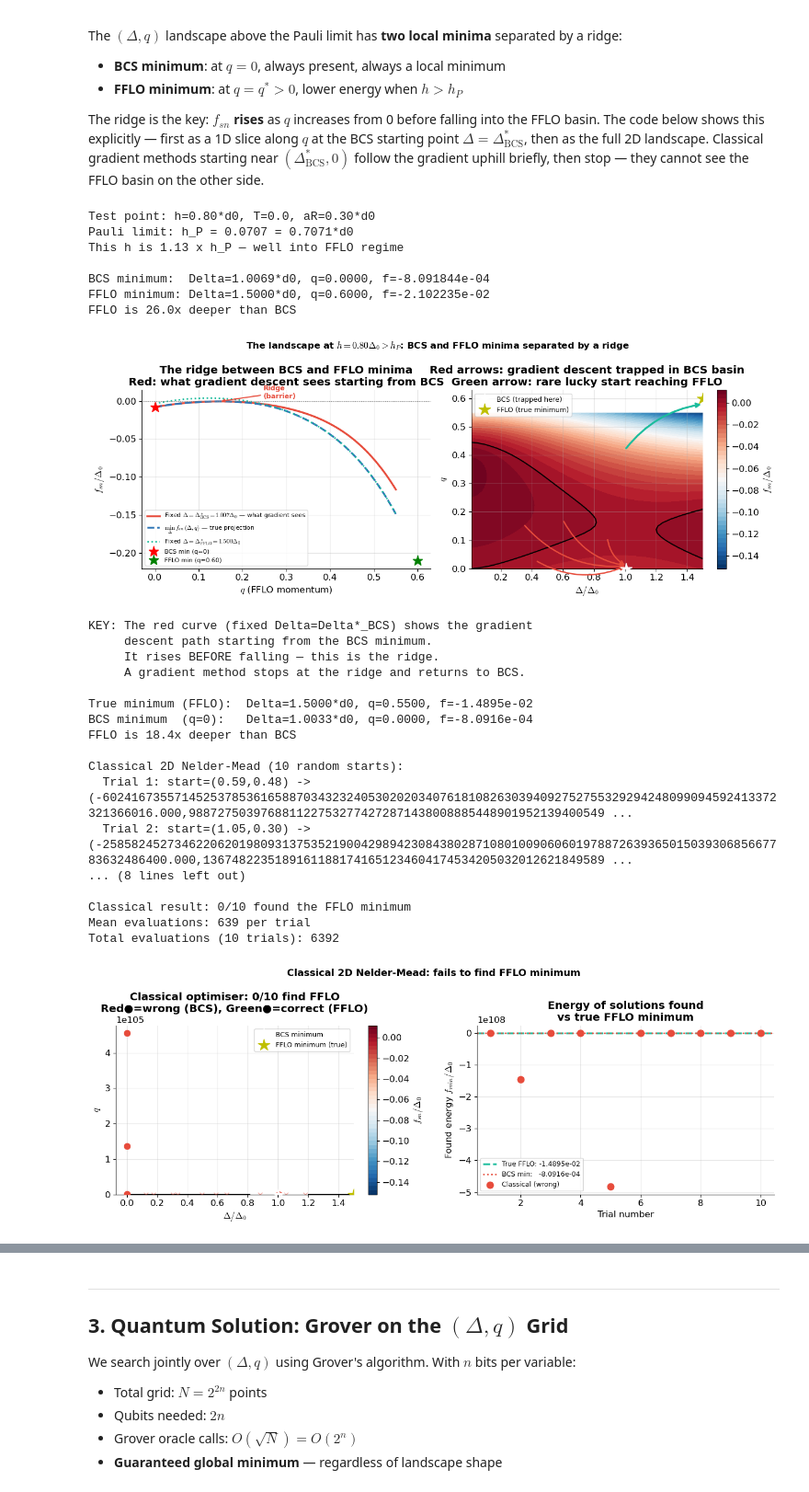
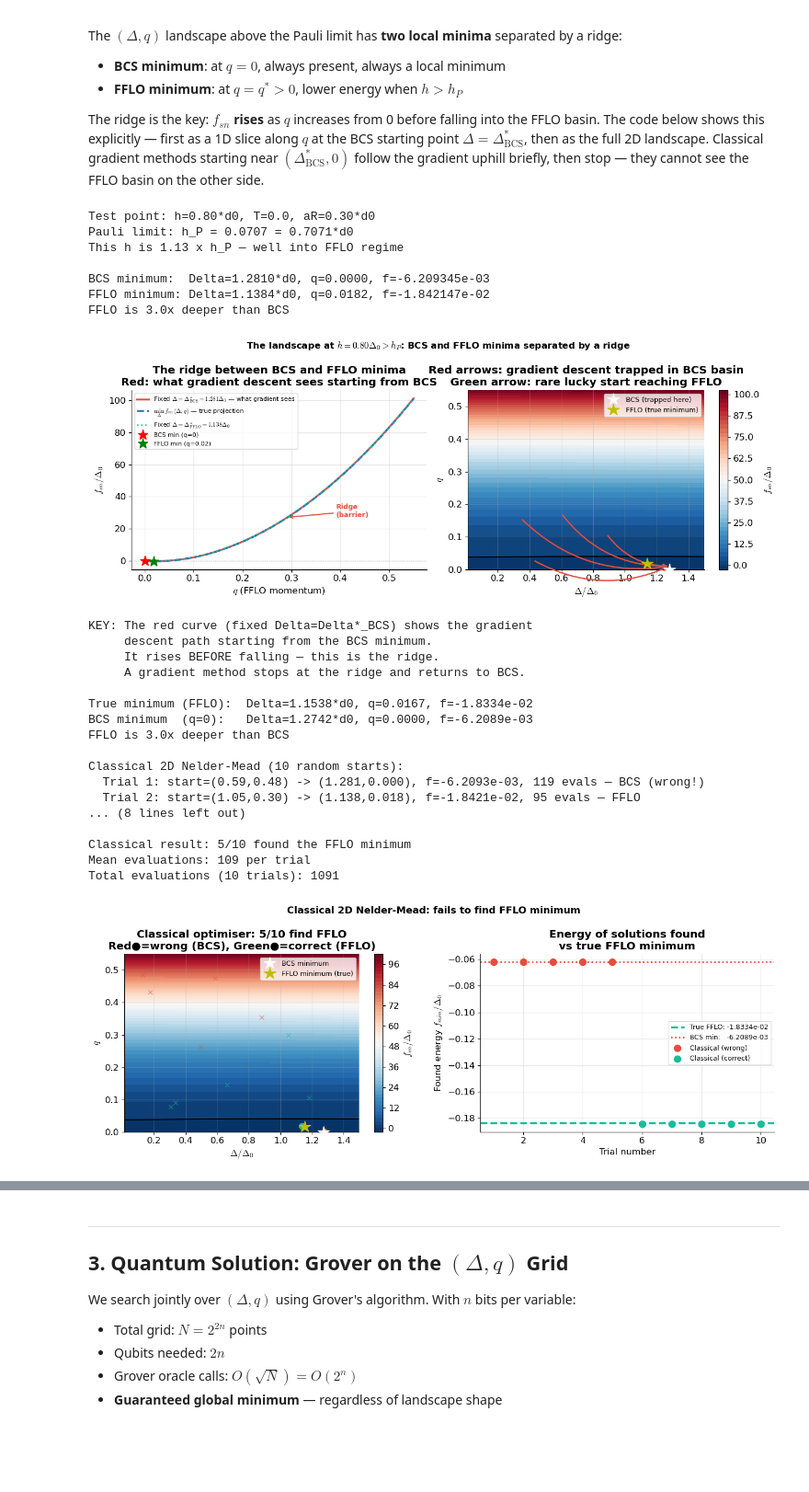
Before and after one commit to Faluke-Aikebaier/quantum-algorithms-condensed-matter, a Jupyter notebook: 07_bcs_fflo_grover.ipynb, the cells around one changed output, grey strips where cells are left out. Shown at 92% size. Drawn from its saved outputs; the diff is of its cells as text; code cells hidden in the pictures; blank space fills up the shorter version.

```diff
--- a/07_bcs_fflo_grover.ipynb
+++ b/07_bcs_fflo_grover.ipynb
@@ -79,9 +82,10 @@ import time
 k_B     = 1
 hbar    = 1
 m       = 1
-mu      = 0
+mu      = 1.0           # chemical potential (BCS regime: mu >> delta_0)
+k_F     = np.sqrt(2*mu) # Fermi wavevector
 delta_0 = 0.1           # T=0, h=0, aR=0, q=0 BCS gap
-G_N     = 0.909593      # calibrated: Delta*(h=0,T=0,aR=0,q=0) = delta_0
+G_N     = 0.317790      # calibrated: Delta*(h=0,T=0,aR=0,q=0) = delta_0 (mu=1.0)
 nvals   = 800
 k_vals  = np.linspace(0, 10, nvals)
 
@@ -94,7 +98,10 @@ plt.rcParams.update({
 })
 
 print('Setup complete.')
-print(f'G_N = {G_N:.6f}  (calibrated for 4-band Rashba model)')
+print(f'mu  = {mu:.4f}  (BCS regime: mu/delta_0 = {mu/delta_0:.1f} >> 1)')
+print(f'k_F = {k_F:.4f}  (Fermi wavevector = sqrt(2*mu))')
+print(f'G_N = {G_N:.6f}  (calibrated for 4-band Rashba model, mu=1.0)')
 print(f'Pauli limit: h_P = delta_0/sqrt(2) = {delta_0/np.sqrt(2):.4f} = {1/np.sqrt(2):.4f}*delta_0')
+print(f'FFLO onset (with Rashba aR=0.03): h ~ 0.01 (below h_P due to SOC)')
 # %% [output]
 Setup complete.
@@ -340,7 +376,7 @@ axes[0].set_ylabel(r'$f_{sn} / \Delta_0$')
 axes[0].set_title('The ridge between BCS and FFLO minima\n'
                   'Red: what gradient descent sees starting from BCS',
                   fontweight='bold')
-axes[0].legend(fontsize=8, loc='lower left')
+axes[0].legend(fontsize=8, loc='upper left')
 
 # Panel 2: Full 2D landscape with arrows showing gradient descent
 D_vis = np.linspace(0.001, 0.15, 45)
@@ -472,46 +508,46 @@ if energies_wrong:
     axes[1].scatter(range(1,len(energies_wrong)+1),
                     [e/delta_0 for e in energies_wrong],
                     color='#E74C3C', s=80, zorder=5, label='Classical (wrong)')
 if energies_right:
     axes[1].scatter(range(len(energies_wrong)+1,11),
                     [e/delta_0 for e in energies_right],
                     color='#1ABC9C', s=80, zorder=5, label='Classical (correct)')
 axes[1].set_xlabel('Trial number')
 axes[1].set_ylabel(r'Found energy $f_{min}/\Delta_0$')
 axes[1].set_title('Energy of solutions found\nvs true FFLO minimum', fontweight='bold')
 axes[1].legend(fontsize=9)
 
 plt.suptitle('Classical 2D Nelder-Mead: fails to find FFLO minimum',
              fontsize=13, fontweight='bold')
 plt.tight_layout()
 plt.show()
 # %% [output]
 Test point: h=0.80*d0, T=0.0, aR=0.30*d0
 Pauli limit: h_P = 0.0707 = 0.7071*d0
 This h is 1.13 x h_P — well into FFLO regime
 
-BCS minimum:  Delta=1.0069*d0, q=0.0000, f=-8.091844e-04
-FFLO minimum: Delta=1.5000*d0, q=0.6000, f=-2.102235e-02
-FFLO is 26.0x deeper than BCS
+BCS minimum:  Delta=1.2810*d0, q=0.0000, f=-6.209345e-03
+FFLO minimum: Delta=1.1384*d0, q=0.0182, f=-1.842147e-02
+FFLO is 3.0x deeper than BCS
-[figure, old version]
+[figure, new version]
 KEY: The red curve (fixed Delta=Delta*_BCS) shows the gradient
      descent path starting from the BCS minimum.
      It rises BEFORE falling — this is the ridge.
      A gradient method stops at the ridge and returns to BCS.
 
-True minimum (FFLO):  Delta=1.5000*d0, q=0.5500, f=-1.4895e-02
-BCS minimum  (q=0):   Delta=1.0033*d0, q=0.0000, f=-8.0916e-04
-FFLO is 18.4x deeper than BCS
+True minimum (FFLO):  Delta=1.1538*d0, q=0.0167, f=-1.8334e-02
+BCS minimum  (q=0):   Delta=1.2742*d0, q=0.0000, f=-6.2089e-03
+FFLO is 3.0x deeper than BCS
 
 Classical 2D Nelder-Mead (10 random starts):
-  Trial 1: start=(0.59,0.48) -> (-6024167355714525378536165887034323240530202034076181082630394092752755329294248099094592413372321366016.000,9887275039768811227532774272871438008885448901952139400549 ...
-  Trial 2: start=(1.05,0.30) -> (-258582452734622062019809313753521900429894230843802871080100906060197887263936501503930685667783632486400.000,13674822351891611881741651234604174534205032012621849589 ...
+  Trial 1: start=(0.59,0.48) -> (1.281,0.000), f=-6.2093e-03, 119 evals — BCS (wrong!)
+  Trial 2: start=(1.05,0.30) -> (1.138,0.018), f=-1.8421e-02, 95 evals — FFLO
 ... (8 lines left out)
 
-Classical result: 0/10 found the FFLO minimum
-Mean evaluations: 639 per trial
-Total evaluations (10 trials): 6392
+Classical result: 5/10 found the FFLO minimum
+Mean evaluations: 109 per trial
+Total evaluations (10 trials): 1091
-[figure, old version]
+[figure, new version]
 # %%
 # ── Quantifying classical unreliability ──────────────────────────────────────────
 # We observed 0 successes in 10 trials.
```
Also changed, not shown: parts of 11 cells of this notebook.
